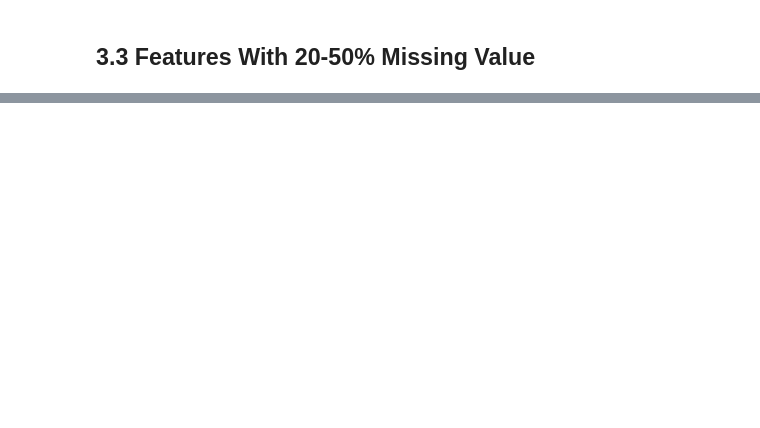
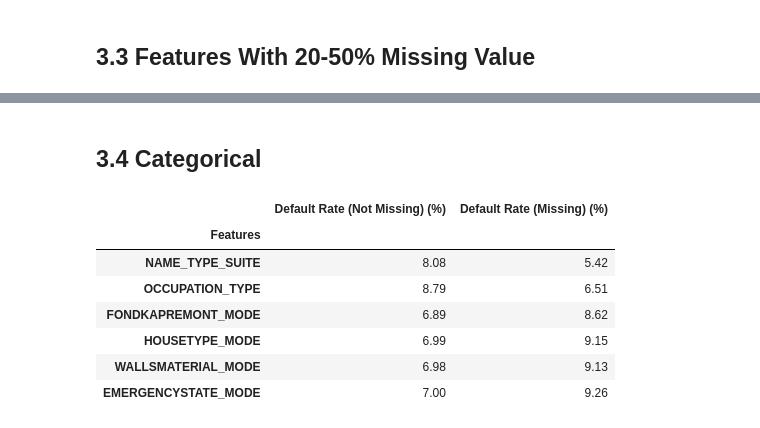
Before and after one commit to oknardo/Home_Credit_Scorecard_Model, a Jupyter notebook: EDA_application_train.ipynb, the cells around one changed output, grey strips where cells are left out. Cells and saved outputs as stored; diff of their text form; code cells hidden in the pictures; blank space fills up the shorter version.

```diff
--- a/EDA_application_train.ipynb
+++ b/EDA_application_train.ipynb
@@ -383,3 +382,46 @@ medium_missing_analysis
 | TOTALAREA_MODE | 6.99 | 9.23 |
 | EMERGENCYSTATE_MODE | 7.00 | 9.26 |
 | OCCUPATION_TYPE | 8.79 | 6.51 |
+# %% [markdown]
+## 3.4 Categorical
+# %%
+# Categorical Features
+categorical_features = df_app_train.select_dtypes(include='object').columns.tolist()
+
+# Filter missing
+categorical_missing_features = [
+    col for col in categorical_features
+    if df_app_train[col].isnull().sum() > 0
+]
+
+# Create missing indicator
+for col in categorical_missing_features:
+    df_app_train[f'{col}_MISSING'] = df_app_train[col].isnull().astype(int)
+
+# Default Rate
+cat_missing_df = pd.DataFrame({
+    col: df_app_train.groupby(f'{col}_MISSING')['TARGET'].mean()
+    for col in categorical_missing_features
+}).T
+
+# Convert to percentage
+cat_missing_df = (cat_missing_df * 100).round(2)
+
+# Rename columns
+cat_missing_df = cat_missing_df.rename(columns={
+    0: 'Default Rate (Not Missing) (%)',
+    1: 'Default Rate (Missing) (%)'
+})
+
+# Rename index
+cat_missing_df.index.name = 'Features'
+cat_missing_df
+# %% [output]
+|  | Default Rate (Not Missing) (%) | Default Rate (Missing) (%) |
+| Features |  |  |
+| NAME_TYPE_SUITE | 8.08 | 5.42 |
+| OCCUPATION_TYPE | 8.79 | 6.51 |
+| FONDKAPREMONT_MODE | 6.89 | 8.62 |
+| HOUSETYPE_MODE | 6.99 | 9.15 |
+| WALLSMATERIAL_MODE | 6.98 | 9.13 |
+| EMERGENCYSTATE_MODE | 7.00 | 9.26 |
```
Also changed, not shown: parts of 3 cells of this notebook.
